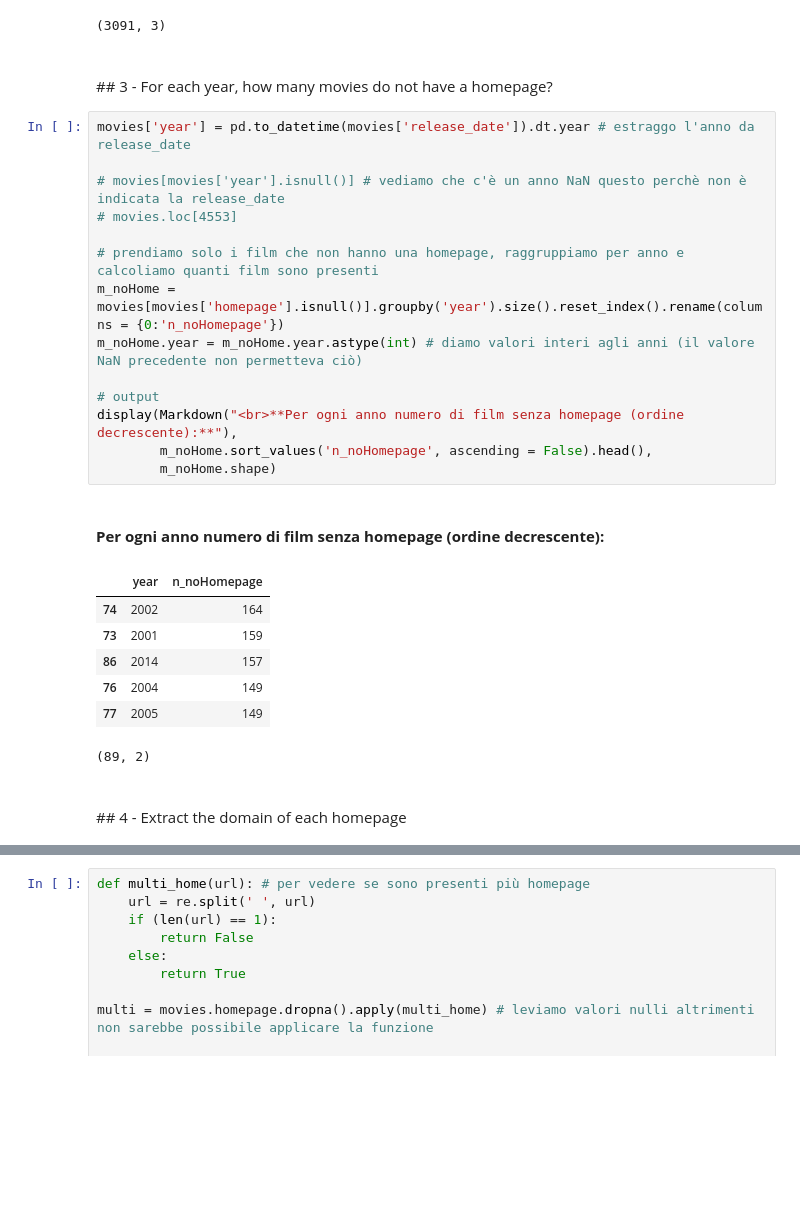
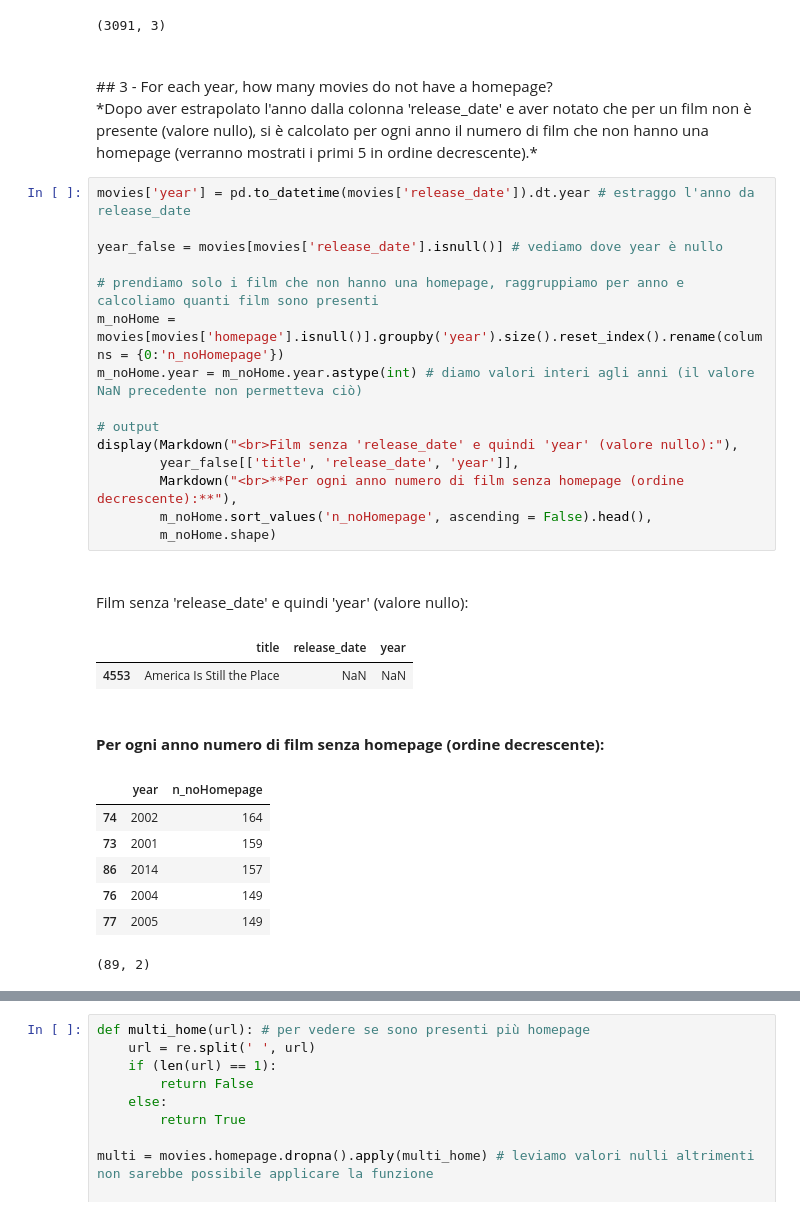
Before and after one commit to mat0692/FCS, a Jupyter notebook: Project FCS.ipynb, the cells around one changed output, grey strips where cells are left out. Drawn from its saved outputs; the diff is of its cells as text; blank space fills up the shorter version.

```diff
--- a/Project FCS.ipynb
+++ b/Project FCS.ipynb
@@ -129,32 +134,35 @@ display(movies[movies['homepage'].isnull()][['id', 'title', 'homepage']].head(),
 | 33 | 36668 | X-Men: The Last Stand | NaN |
 | 34 | 62211 | Monsters University | NaN |
 (3091, 3)
-# %% [markdown]
-<br>
-## 3 - For each year, how many movies do not have a homepage?
+# %% [markdown]
+<br>
+## 3 - For each year, how many movies do not have a homepage?
+<br>
+*Dopo aver estrapolato l'anno dalla colonna 'release_date' e aver notato che per un film non è presente (valore nullo), si è calcolato per ogni anno il numero di film che non hanno una homepage (verranno mostrati i primi 5 in ordine decrescente).*
 # %%
 movies['year'] = pd.to_datetime(movies['release_date']).dt.year # estraggo l'anno da release_date
 
-# movies[movies['year'].isnull()] # vediamo che c'è un anno NaN questo perchè non è indicata la release_date
-# movies.loc[4553]
+year_false = movies[movies['release_date'].isnull()] # vediamo dove year è nullo
 
 # prendiamo solo i film che non hanno una homepage, raggruppiamo per anno e calcoliamo quanti film sono presenti
 m_noHome = movies[movies['homepage'].isnull()].groupby('year').size().reset_index().rename(columns = {0:'n_noHomepage'})
 m_noHome.year = m_noHome.year.astype(int) # diamo valori interi agli anni (il valore NaN precedente non permetteva ciò)
 
 # output
-display(Markdown("<br>**Per ogni anno numero di film senza homepage (ordine decrescente):**"),
+display(Markdown("<br>Film senza 'release_date' e quindi 'year' (valore nullo):"),
+        year_false[['title', 'release_date', 'year']],
+        Markdown("<br>**Per ogni anno numero di film senza homepage (ordine decrescente):**"),
         m_noHome.sort_values('n_noHomepage', ascending = False).head(),
         m_noHome.shape)
 # %% [output]
-<br>**Per ogni anno numero di film senza homepage (ordine decrescente):**
+<br>Film senza 'release_date' e quindi 'year' (valore nullo):
-|  | year | n_noHomepage |
-| 74 | 2002 | 164 |
-| 73 | 2001 | 159 |
-| 86 | 2014 | 157 |
-| 76 | 2004 | 149 |
-| 77 | 2005 | 149 |
+|  | title | release_date | year |
+| 4553 | America Is Still the Place | NaN | NaN |
+<br>**Per ogni anno numero di film senza homepage (ordine decrescente):**
+|  | year | n_noHomepage |
+| 74 | 2002 | 164 |
+| 73 | 2001 | 159 |
+| 86 | 2014 | 157 |
+| 76 | 2004 | 149 |
+| 77 | 2005 | 149 |
 (89, 2)
-# %% [markdown]
-<br>
-## 4 - Extract the domain of each homepage
```
Also changed, not shown: parts of 19 cells of this notebook.
